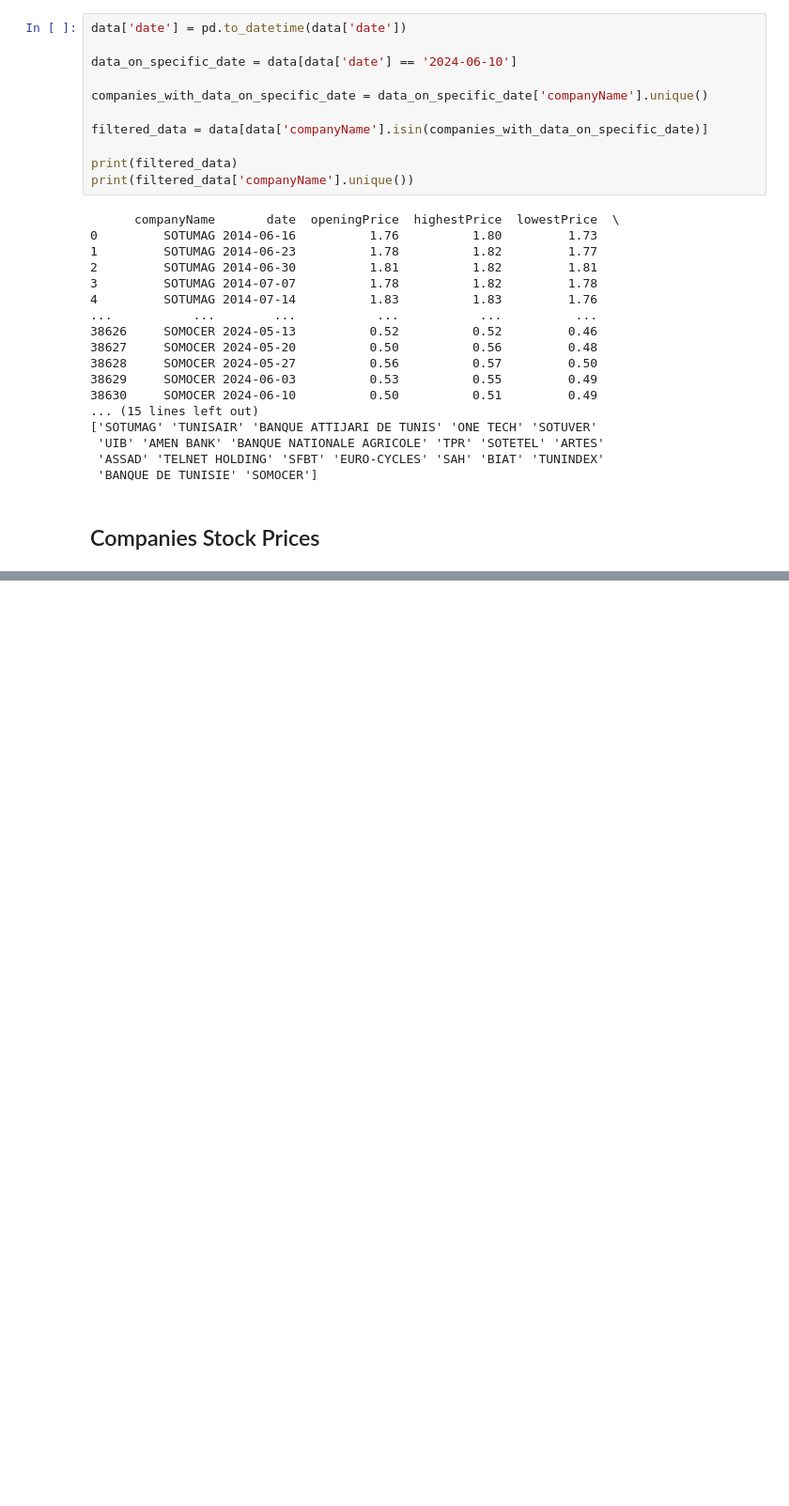
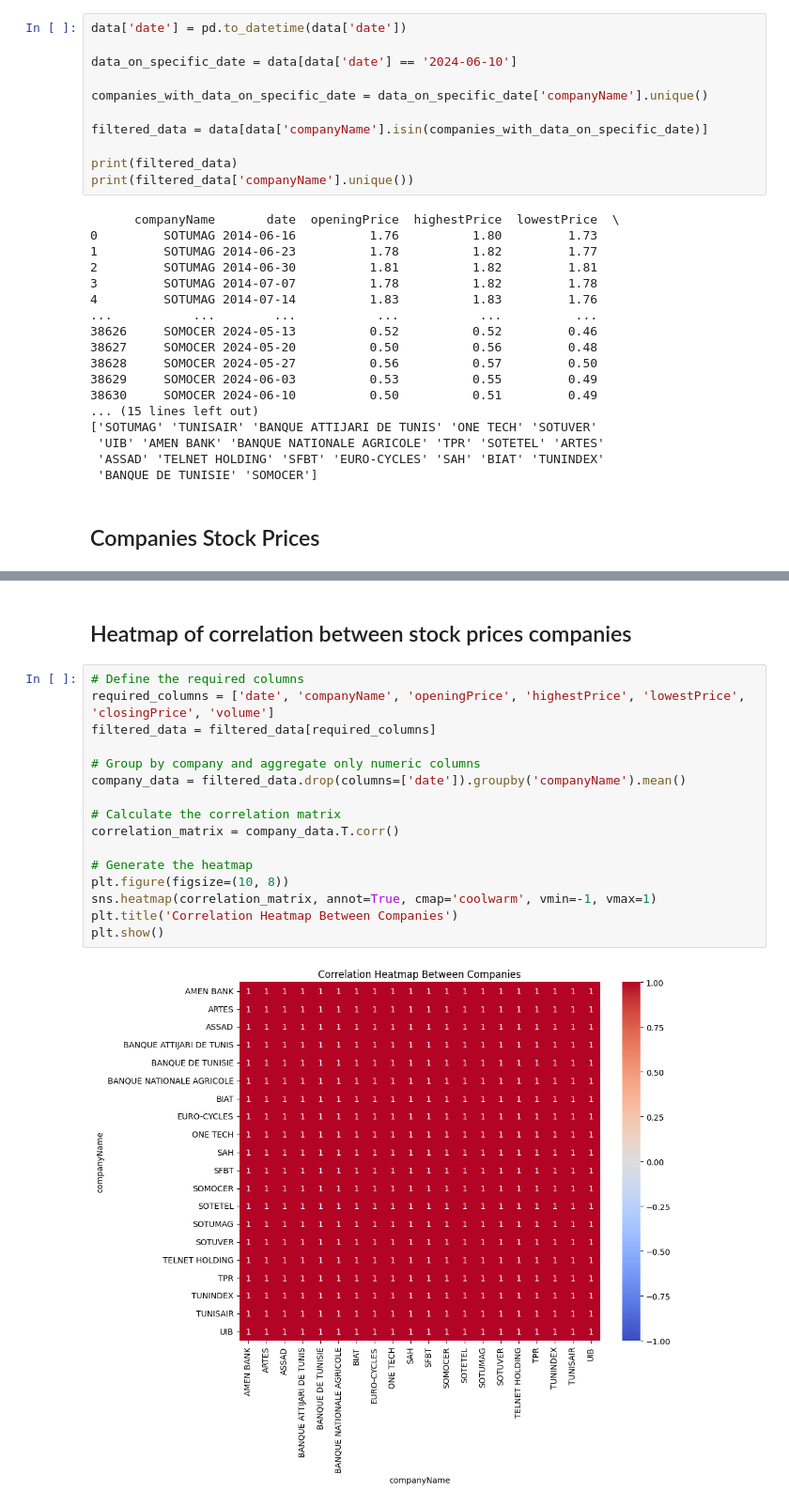
Before and after one commit to FirasKahlaoui/tunisia-stock-market, a Jupyter notebook: notebooks/Exploratory_Data_Analysis.ipynb, the cells around one changed output, grey strips where cells are left out. Shown at 94% size. Cells and saved outputs as stored; diff of their text form; blank space fills up the shorter version.

Commit message:
Heatmap of companies stock

```diff
--- a/notebooks/Exploratory_Data_Analysis.ipynb
+++ b/notebooks/Exploratory_Data_Analysis.ipynb
@@ -215,3 +215,23 @@ if __name__ == '__main__':
     app.run_server(debug=True)
 # %% [output]
 [interactive output not drawn]
+# %% [markdown]
+## Heatmap of correlation between stock prices companies
+# %%
+# Define the required columns
+required_columns = ['date', 'companyName', 'openingPrice', 'highestPrice', 'lowestPrice', 'closingPrice', 'volume']
+filtered_data = filtered_data[required_columns]
+
+# Group by company and aggregate only numeric columns
+company_data = filtered_data.drop(columns=['date']).groupby('companyName').mean()
+
+# Calculate the correlation matrix
+correlation_matrix = company_data.T.corr()
+
+# Generate the heatmap
+plt.figure(figsize=(10, 8))
+sns.heatmap(correlation_matrix, annot=True, cmap='coolwarm', vmin=-1, vmax=1)
+plt.title('Correlation Heatmap Between Companies')
+plt.show()
+# %% [output]
+[figure, added]
```
